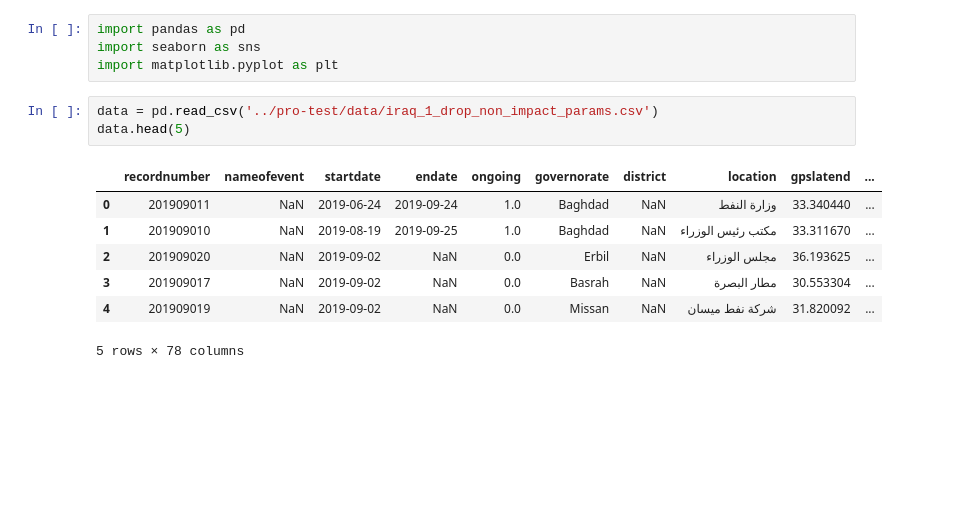
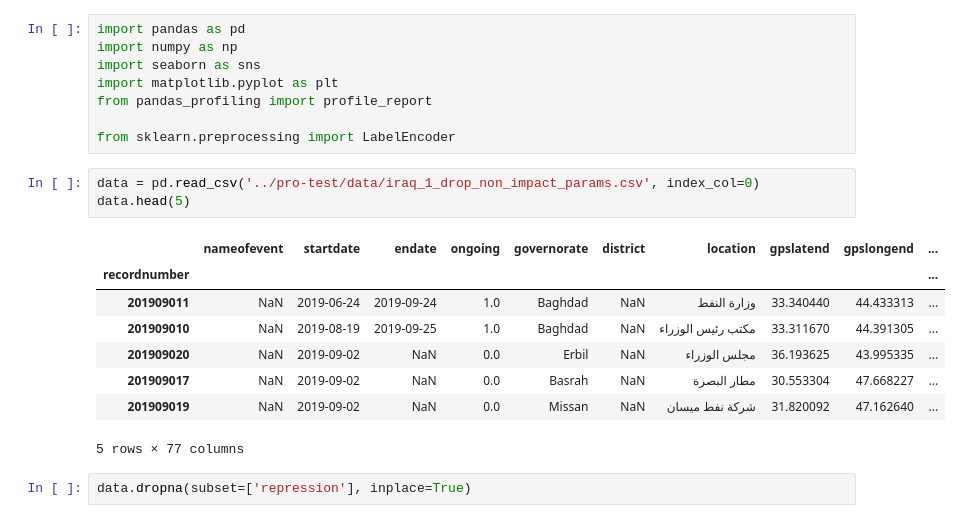
Before and after one commit to NoahDarwich/portest, a Jupyter notebook: notebooks/iraq_exploration.ipynb, the cells around one changed output. Drawn from its saved outputs; the diff is of its cells as text; blank space fills up the shorter version.

```diff
--- a/notebooks/iraq_exploration.ipynb
+++ b/notebooks/iraq_exploration.ipynb
@@ -1,18 +1,25 @@
 # %%
 import pandas as pd
+import numpy as np
 import seaborn as sns
 import matplotlib.pyplot as plt
+from pandas_profiling import profile_report
+
+from sklearn.preprocessing import LabelEncoder
 # %%
-data = pd.read_csv('../pro-test/data/iraq_1_drop_non_impact_params.csv')
+data = pd.read_csv('../pro-test/data/iraq_1_drop_non_impact_params.csv', index_col=0)
 data.head(5)
 # %% [output]
-|  | recordnumber | nameofevent | startdate | endate | ongoing | governorate | district | location | gpslatend | ... |
-| 0 | 201909011 | NaN | 2019-06-24 | 2019-09-24 | 1.0 | Baghdad | NaN | وزارة النفط | 33.340440 | ... |
-| 1 | 201909010 | NaN | 2019-08-19 | 2019-09-25 | 1.0 | Baghdad | NaN | مكتب رئيس الوزراء | 33.311670 | ... |
-| 2 | 201909020 | NaN | 2019-09-02 | NaN | 0.0 | Erbil | NaN | مجلس الوزراء | 36.193625 | ... |
-| 3 | 201909017 | NaN | 2019-09-02 | NaN | 0.0 | Basrah | NaN | مطار البصرة | 30.553304 | ... |
-| 4 | 201909019 | NaN | 2019-09-02 | NaN | 0.0 | Missan | NaN | شركة نفط ميسان | 31.820092 | ... |
+|  | nameofevent | startdate | endate | ongoing | governorate | district | location | gpslatend | gpslongend | ... |
+| recordnumber |  |  |  |  |  |  |  |  |  | ... |
+| 201909011 | NaN | 2019-06-24 | 2019-09-24 | 1.0 | Baghdad | NaN | وزارة النفط | 33.340440 | 44.433313 | ... |
+| 201909010 | NaN | 2019-08-19 | 2019-09-25 | 1.0 | Baghdad | NaN | مكتب رئيس الوزراء | 33.311670 | 44.391305 | ... |
+| 201909020 | NaN | 2019-09-02 | NaN | 0.0 | Erbil | NaN | مجلس الوزراء | 36.193625 | 43.995335 | ... |
+| 201909017 | NaN | 2019-09-02 | NaN | 0.0 | Basrah | NaN | مطار البصرة | 30.553304 | 47.668227 | ... |
+| 201909019 | NaN | 2019-09-02 | NaN | 0.0 | Missan | NaN | شركة نفط ميسان | 31.820092 | 47.162640 | ... |
-5 rows × 78 columns
+5 rows × 77 columns
+# %%
+data.dropna(subset=['repression'], inplace=True)
 # %%
 data.shape
 # %% [output]
```
Also changed, not shown: parts of 19 cells of this notebook.
